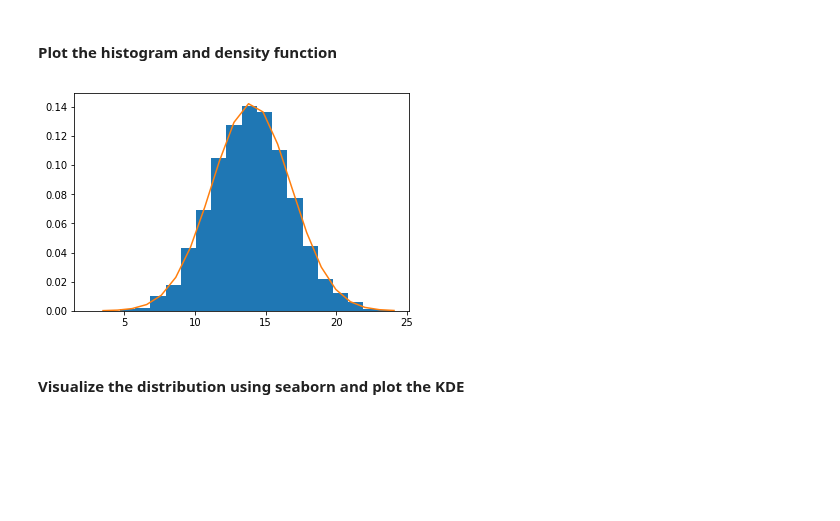
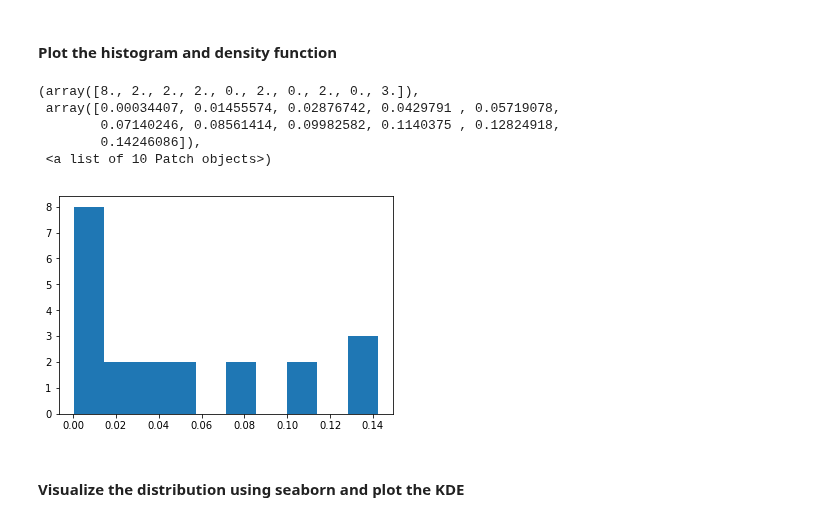
Before and after one commit to lasoya/dsc-1-09-13-normal-gaussian-distributions-lab-nyc-ds-career-031119, a Jupyter notebook: index.ipynb, the cells around one changed output. Drawn from its saved outputs; the diff is of its cells as text; code cells hidden in the pictures; blank space fills up the shorter version.

```diff
--- a/index.ipynb
+++ b/index.ipynb
@@ -56,9 +56,14 @@ array([0.00038463, 0.00118923, 0.0032631 , 0.0079458 , 0.01717073,
 #### Plot the histogram and density function
 # %%
 # Plot histogram along with the density function
-plt.
+plt.hist(density)
 # %% [output]
+(array([8., 2., 2., 2., 0., 2., 0., 2., 0., 3.]),
+ array([0.00034407, 0.01455574, 0.02876742, 0.0429791 , 0.05719078,
+        0.07140246, 0.08561414, 0.09982582, 0.1140375 , 0.12824918,
+        0.14246086]),
+ <a list of 10 Patch objects>)
-[figure, old version]
+[figure, new version]
 # %% [markdown]
 #### Visualize the distribution using seaborn and plot the KDE
 # %%
```
